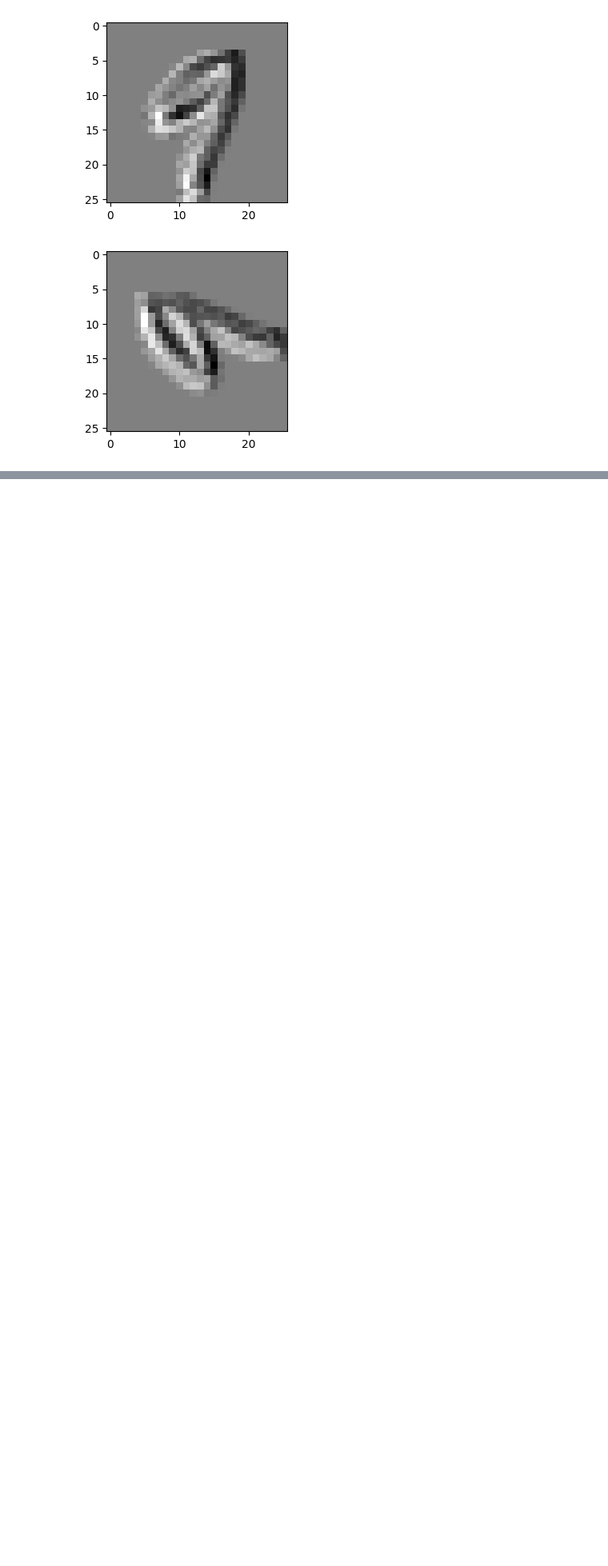
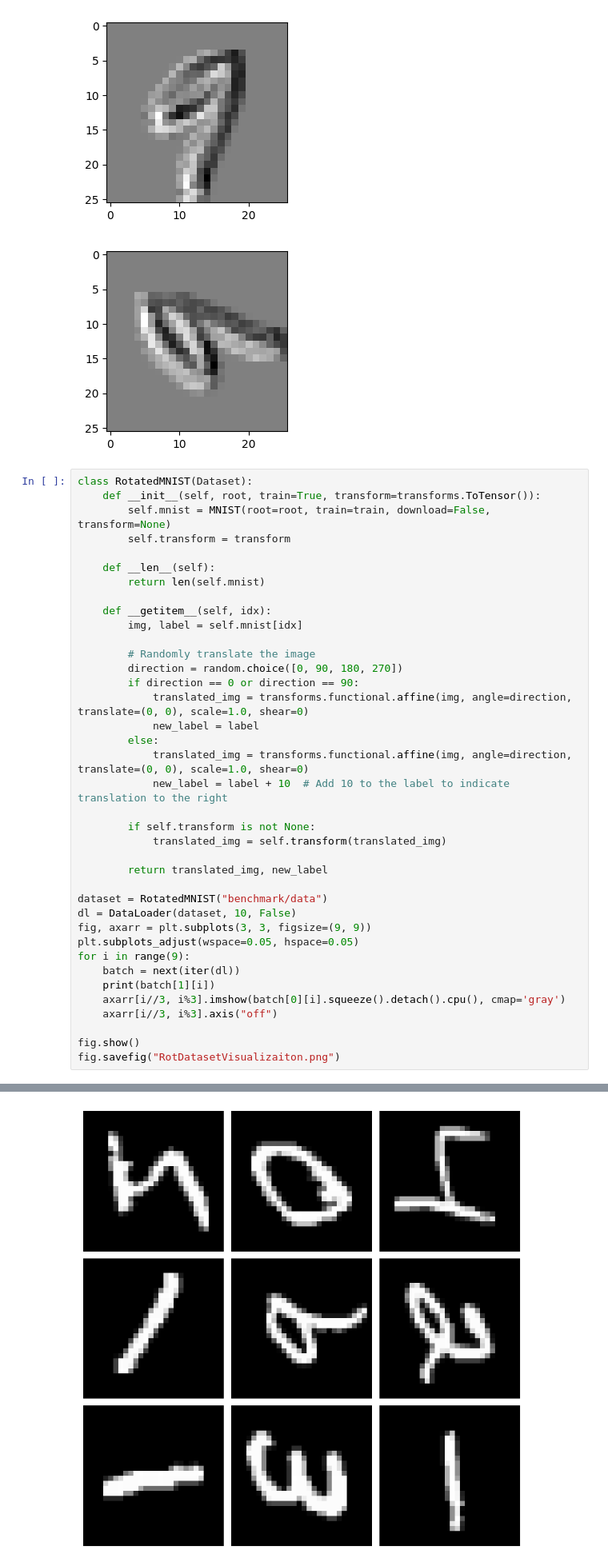
Before and after one commit to LeoChengKX/Rotational-Equivariant-Experiments, a Jupyter notebook: visualization.ipynb, the cells around one changed output, grey strips where cells are left out. Shown at 80% size. Drawn from its saved outputs; the diff is of its cells as text; blank space fills up the shorter version.

```diff
--- a/visualization.ipynb
+++ b/visualization.ipynb
@@ -256,3 +352,42 @@ plt.show()
 # %% [output]
 [figure]
 [figure]
+# %%
+class RotatedMNIST(Dataset):
+    def __init__(self, root, train=True, transform=transforms.ToTensor()):
+        self.mnist = MNIST(root=root, train=train, download=False, transform=None)
+        self.transform = transform
+
+    def __len__(self):
+        return len(self.mnist)
+
+    def __getitem__(self, idx):
+        img, label = self.mnist[idx]
+
+        # Randomly translate the image
+        direction = random.choice([0, 90, 180, 270])
+        if direction == 0 or direction == 90:
+            translated_img = transforms.functional.affine(img, angle=direction, translate=(0, 0), scale=1.0, shear=0)
+            new_label = label
+        else:
+            translated_img = transforms.functional.affine(img, angle=direction, translate=(0, 0), scale=1.0, shear=0)
+            new_label = label + 10  # Add 10 to the label to indicate translation to the right
+
+        if self.transform is not None:
+            translated_img = self.transform(translated_img)
+
+        return translated_img, new_label
+
+dataset = RotatedMNIST("benchmark/data")
+dl = DataLoader(dataset, 10, False)
+fig, axarr = plt.subplots(3, 3, figsize=(9, 9))
+plt.subplots_adjust(wspace=0.05, hspace=0.05)
+for i in range(9):
+    batch = next(iter(dl))
+    print(batch[1][i])
+    axarr[i//3, i%3].imshow(batch[0][i].squeeze().detach().cpu(), cmap='gray')
+    axarr[i//3, i%3].axis("off")
+
+fig.show()
+fig.savefig("RotDatasetVisualizaiton.png")
+# %% [output]
@@ -258,0 +403 @@ plt.show()
+[figure, added]
```
Also changed, not shown: parts of 14 cells of this notebook, 11 other files.
